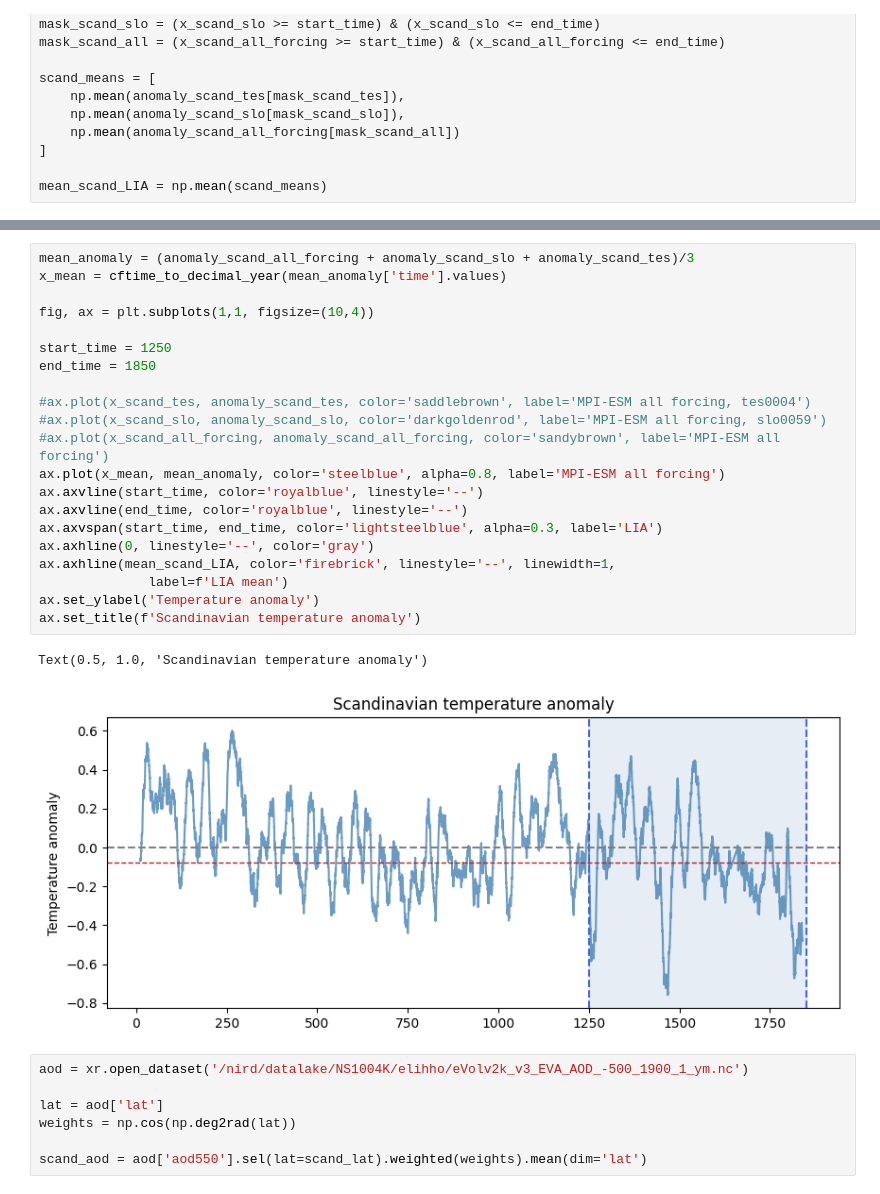
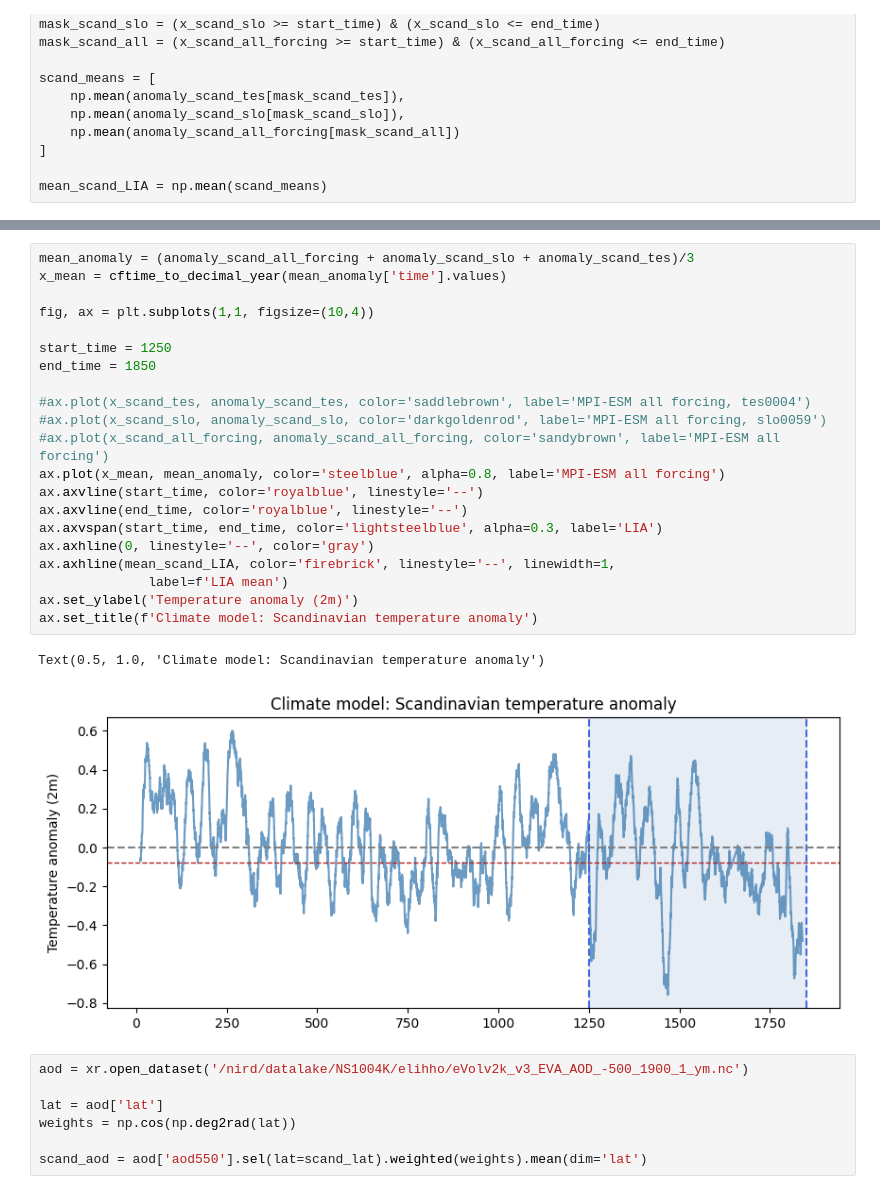
Before and after one commit to EliHHogemo/lia, a Jupyter notebook: Scandi_temp.ipynb, the cells around one changed output, grey strips where cells are left out. Drawn from its saved outputs; the diff is of its cells as text.

```diff
--- a/Scandi_temp.ipynb
+++ b/Scandi_temp.ipynb
@@ -409,27 +409,27 @@ plt.show()
 # %%
 mean_anomaly = (anomaly_scand_all_forcing + anomaly_scand_slo + anomaly_scand_tes)/3
 x_mean = cftime_to_decimal_year(mean_anomaly['time'].values)
 
 fig, ax = plt.subplots(1,1, figsize=(10,4))
 
 start_time = 1250
 end_time = 1850
 
 #ax.plot(x_scand_tes, anomaly_scand_tes, color='saddlebrown', label='MPI-ESM all forcing, tes0004')
 #ax.plot(x_scand_slo, anomaly_scand_slo, color='darkgoldenrod', label='MPI-ESM all forcing, slo0059')
 #ax.plot(x_scand_all_forcing, anomaly_scand_all_forcing, color='sandybrown', label='MPI-ESM all forcing')
 ax.plot(x_mean, mean_anomaly, color='steelblue', alpha=0.8, label='MPI-ESM all forcing')
 ax.axvline(start_time, color='royalblue', linestyle='--')
 ax.axvline(end_time, color='royalblue', linestyle='--')
 ax.axvspan(start_time, end_time, color='lightsteelblue', alpha=0.3, label='LIA')
 ax.axhline(0, linestyle='--', color='gray')
 ax.axhline(mean_scand_LIA, color='firebrick', linestyle='--', linewidth=1,
               label=f'LIA mean')
-ax.set_ylabel('Temperature anomaly')
-ax.set_title(f'Scandinavian temperature anomaly')
+ax.set_ylabel('Temperature anomaly (2m)')
+ax.set_title(f'Climate model: Scandinavian temperature anomaly')
 # %% [output]
-Text(0.5, 1.0, 'Scandinavian temperature anomaly')
+Text(0.5, 1.0, 'Climate model: Scandinavian temperature anomaly')
-[figure, old version]
+[figure, new version]
 # %%
 aod = xr.open_dataset('/nird/datalake/NS1004K/elihho/eVolv2k_v3_EVA_AOD_-500_1900_1_ym.nc')
 
```
Also changed, not shown: parts of 1 cell of this notebook.
